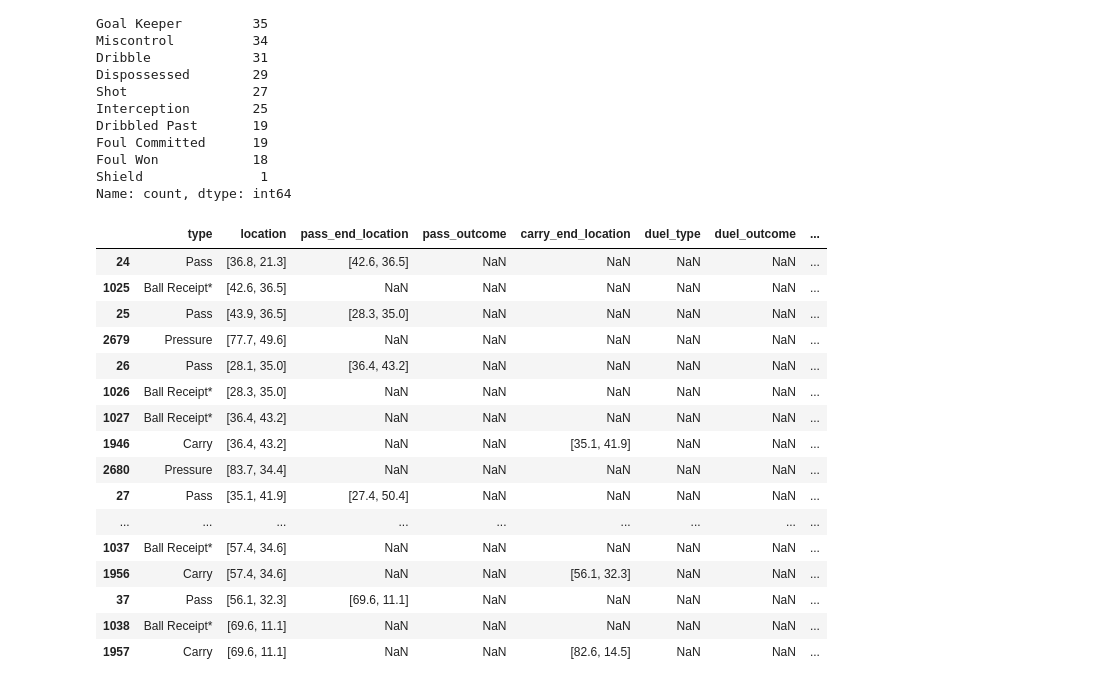
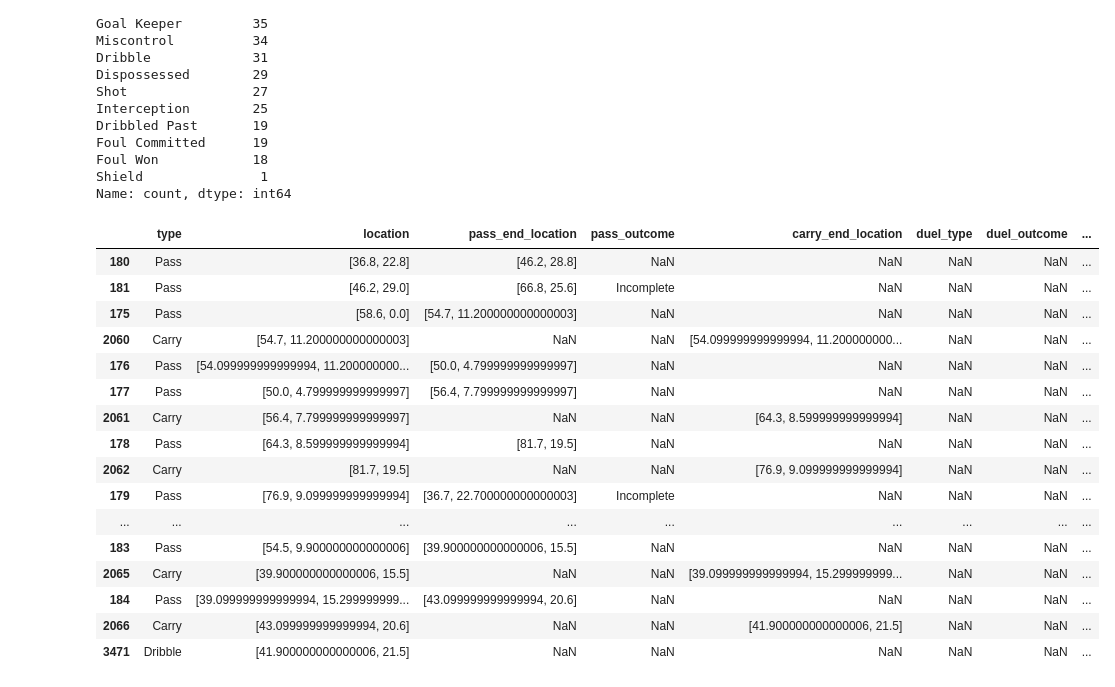
Before and after one commit to zcochran27/Soccer-Events-Analyzed, a Jupyter notebook: explore.ipynb, the cells around one changed output. Saved outputs shown, nothing was run; the diff lists cells and outputs as text; code cells hidden in the pictures.

```diff
--- a/explore.ipynb
+++ b/explore.ipynb
@@ -185,3 +101,5 @@ Foul Committed      19
 Foul Won            18
 Shield               1
 Name: count, dtype: int64
+# %%
+ordered_events = ordered_events[ordered_events["type"].isin(["Pass","Carry","Ball Recovery","Duel","Clearance","Miscontrol","Dribble","Shot","Interception","Foul Committed"])]
@@ -188,23 +132,41 @@ Name: count, dtype: int64
+# %%
+# Split events by team
+away_team = ordered_events[ordered_events["team"] == "Leicester City"].copy()
+home_team = ordered_events[ordered_events["team"] == "AFC Bournemouth"].copy()
+
+# Function to flip coordinates
+def flip_coordinates(coords):
+    if isinstance(coords, list):
+        return [120 - coords[0], 80 - coords[1]]
+    return coords
+
+# Flip all coordinate columns for away team
+coordinate_columns = ["location", "pass_end_location", "carry_end_location", "shot_end_location"]
+for column in coordinate_columns:
+    away_team[column] = away_team[column].apply(flip_coordinates)
+
+# Combine home and away events
+ordered_events = pd.concat([home_team, away_team])
 # %%
-ordered_events.loc[ordered_events["possession"] == 4, [
+ordered_events.loc[ordered_events["possession"] == 22, [
     "type", "location", "pass_end_location", "pass_outcome",
-    "carry_end_location",  "duel_type", "duel_outcome","team"
+    "carry_end_location",  "duel_type", "duel_outcome","team","dribble_outcome","possession_team"
 ]].head(50)
 # %% [output]
 |  | type | location | pass_end_location | pass_outcome | carry_end_location | duel_type | duel_outcome | ... |
-| 24 | Pass | [36.8, 21.3] | [42.6, 36.5] | NaN | NaN | NaN | NaN | ... |
-| 1025 | Ball Receipt* | [42.6, 36.5] | NaN | NaN | NaN | NaN | NaN | ... |
-| 25 | Pass | [43.9, 36.5] | [28.3, 35.0] | NaN | NaN | NaN | NaN | ... |
-| 2679 | Pressure | [77.7, 49.6] | NaN | NaN | NaN | NaN | NaN | ... |
-| 26 | Pass | [28.1, 35.0] | [36.4, 43.2] | NaN | NaN | NaN | NaN | ... |
-| 1026 | Ball Receipt* | [28.3, 35.0] | NaN | NaN | NaN | NaN | NaN | ... |
-| 1027 | Ball Receipt* | [36.4, 43.2] | NaN | NaN | NaN | NaN | NaN | ... |
-| 1946 | Carry | [36.4, 43.2] | NaN | NaN | [35.1, 41.9] | NaN | NaN | ... |
-| 2680 | Pressure | [83.7, 34.4] | NaN | NaN | NaN | NaN | NaN | ... |
-| 27 | Pass | [35.1, 41.9] | [27.4, 50.4] | NaN | NaN | NaN | NaN | ... |
+| 180 | Pass | [36.8, 22.8] | [46.2, 28.8] | NaN | NaN | NaN | NaN | ... |
+| 181 | Pass | [46.2, 29.0] | [66.8, 25.6] | Incomplete | NaN | NaN | NaN | ... |
+| 175 | Pass | [58.6, 0.0] | [54.7, 11.200000000000003] | NaN | NaN | NaN | NaN | ... |
+| 2060 | Carry | [54.7, 11.200000000000003] | NaN | NaN | [54.099999999999994, 11.200000000... | NaN | NaN | ... |
+| 176 | Pass | [54.099999999999994, 11.200000000... | [50.0, 4.799999999999997] | NaN | NaN | NaN | NaN | ... |
+| 177 | Pass | [50.0, 4.799999999999997] | [56.4, 7.799999999999997] | NaN | NaN | NaN | NaN | ... |
+| 2061 | Carry | [56.4, 7.799999999999997] | NaN | NaN | [64.3, 8.599999999999994] | NaN | NaN | ... |
+| 178 | Pass | [64.3, 8.599999999999994] | [81.7, 19.5] | NaN | NaN | NaN | NaN | ... |
+| 2062 | Carry | [81.7, 19.5] | NaN | NaN | [76.9, 9.099999999999994] | NaN | NaN | ... |
+| 179 | Pass | [76.9, 9.099999999999994] | [36.7, 22.700000000000003] | Incomplete | NaN | NaN | NaN | ... |
 | ... | ... | ... | ... | ... | ... | ... | ... | ... |
-| 1037 | Ball Receipt* | [57.4, 34.6] | NaN | NaN | NaN | NaN | NaN | ... |
-| 1956 | Carry | [57.4, 34.6] | NaN | NaN | [56.1, 32.3] | NaN | NaN | ... |
-| 37 | Pass | [56.1, 32.3] | [69.6, 11.1] | NaN | NaN | NaN | NaN | ... |
-| 1038 | Ball Receipt* | [69.6, 11.1] | NaN | NaN | NaN | NaN | NaN | ... |
-| 1957 | Carry | [69.6, 11.1] | NaN | NaN | [82.6, 14.5] | NaN | NaN | ... |
+| 183 | Pass | [54.5, 9.900000000000006] | [39.900000000000006, 15.5] | NaN | NaN | NaN | NaN | ... |
+| 2065 | Carry | [39.900000000000006, 15.5] | NaN | NaN | [39.099999999999994, 15.299999999... | NaN | NaN | ... |
+| 184 | Pass | [39.099999999999994, 15.299999999... | [43.099999999999994, 20.6] | NaN | NaN | NaN | NaN | ... |
+| 2066 | Carry | [43.099999999999994, 20.6] | NaN | NaN | [41.900000000000006, 21.5] | NaN | NaN | ... |
+| 3471 | Dribble | [41.900000000000006, 21.5] | NaN | NaN | NaN | NaN | NaN | ... |
```
Also changed, not shown: parts of 11 cells of this notebook.
